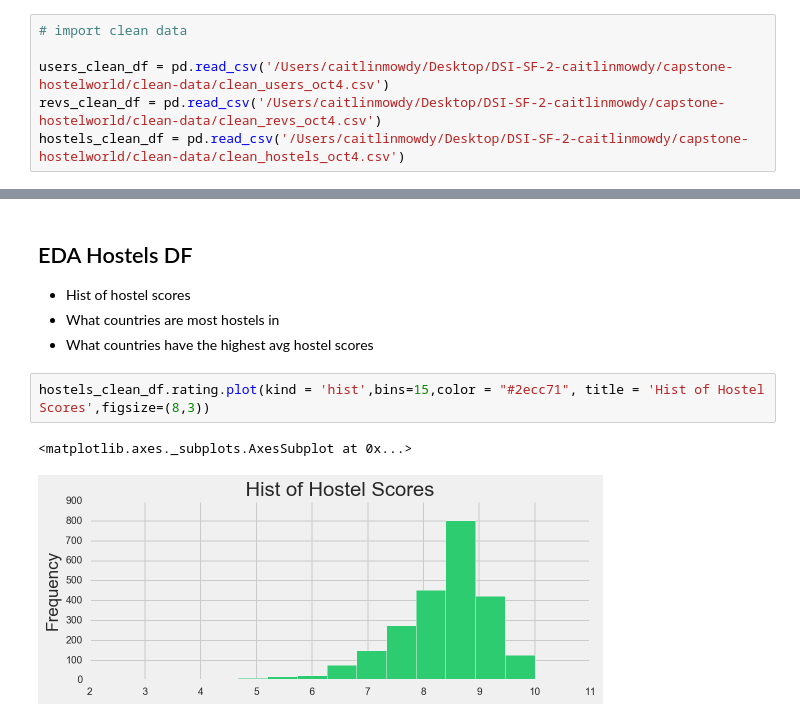
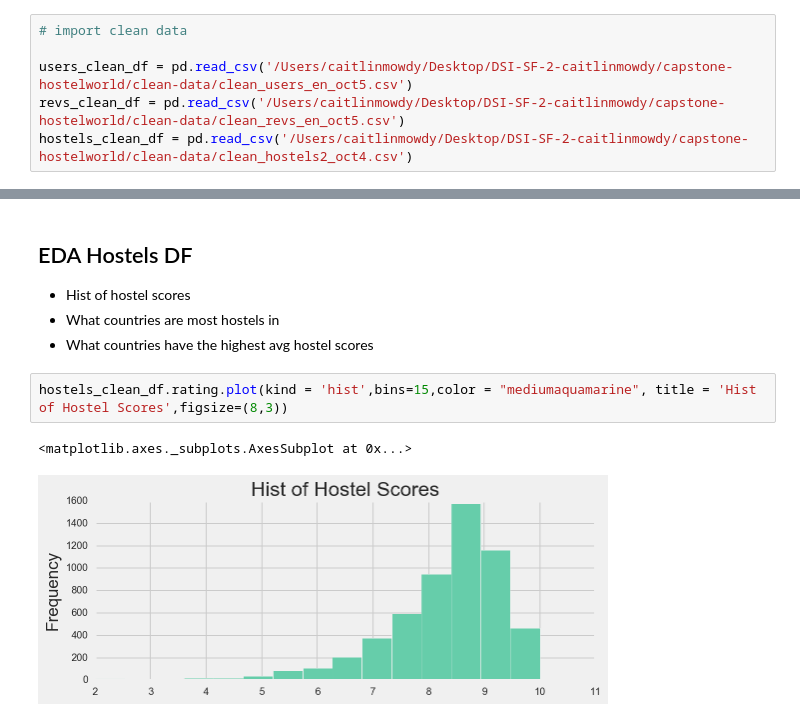
Before and after one commit to caitlinmowdy/DSI-SF-2-caitlinmowdy, a Jupyter notebook: capstone-hostelworld/code/eda.ipynb, the cells around one changed output, grey strips where cells are left out. Saved outputs shown, nothing was run; the diff lists cells and outputs as text.

```diff
--- a/capstone-hostelworld/code/eda.ipynb
+++ b/capstone-hostelworld/code/eda.ipynb
@@ -26,9 +26,9 @@ from sklearn.feature_extraction.text import CountVectorizer
 # %%
 # import clean data
 
-users_clean_df = pd.read_csv('/Users/caitlinmowdy/Desktop/DSI-SF-2-caitlinmowdy/capstone-hostelworld/clean-data/clean_users_oct4.csv')
-revs_clean_df = pd.read_csv('/Users/caitlinmowdy/Desktop/DSI-SF-2-caitlinmowdy/capstone-hostelworld/clean-data/clean_revs_oct4.csv')
-hostels_clean_df = pd.read_csv('/Users/caitlinmowdy/Desktop/DSI-SF-2-caitlinmowdy/capstone-hostelworld/clean-data/clean_hostels_oct4.csv')
+users_clean_df = pd.read_csv('/Users/caitlinmowdy/Desktop/DSI-SF-2-caitlinmowdy/capstone-hostelworld/clean-data/clean_users_en_oct5.csv')
+revs_clean_df = pd.read_csv('/Users/caitlinmowdy/Desktop/DSI-SF-2-caitlinmowdy/capstone-hostelworld/clean-data/clean_revs_en_oct5.csv')
+hostels_clean_df = pd.read_csv('/Users/caitlinmowdy/Desktop/DSI-SF-2-caitlinmowdy/capstone-hostelworld/clean-data/clean_hostels2_oct4.csv')
 # %% [markdown]
 ## EDA Revs DF
 - What countries recieve the most reviews
@@ -136,8 +136,8 @@ nat_count.to_csv(path_or_buf='/Users/caitlinmowdy/Desktop/DSI-SF-2-caitlinmowdy/
 - What countries are most hostels in
 - What countries have the highest avg hostel scores
 # %%
-hostels_clean_df.rating.plot(kind = 'hist',bins=15,color = "#2ecc71", title = 'Hist of Hostel Scores',figsize=(8,3))
+hostels_clean_df.rating.plot(kind = 'hist',bins=15,color = "mediumaquamarine", title = 'Hist of Hostel Scores',figsize=(8,3))
 # %% [output]
 <matplotlib.axes._subplots.AxesSubplot at 0x...>
-[figure, old version]
+[figure, new version]
 # %%
```
Also changed, not shown: parts of 20 cells of this notebook, 18 other files.
